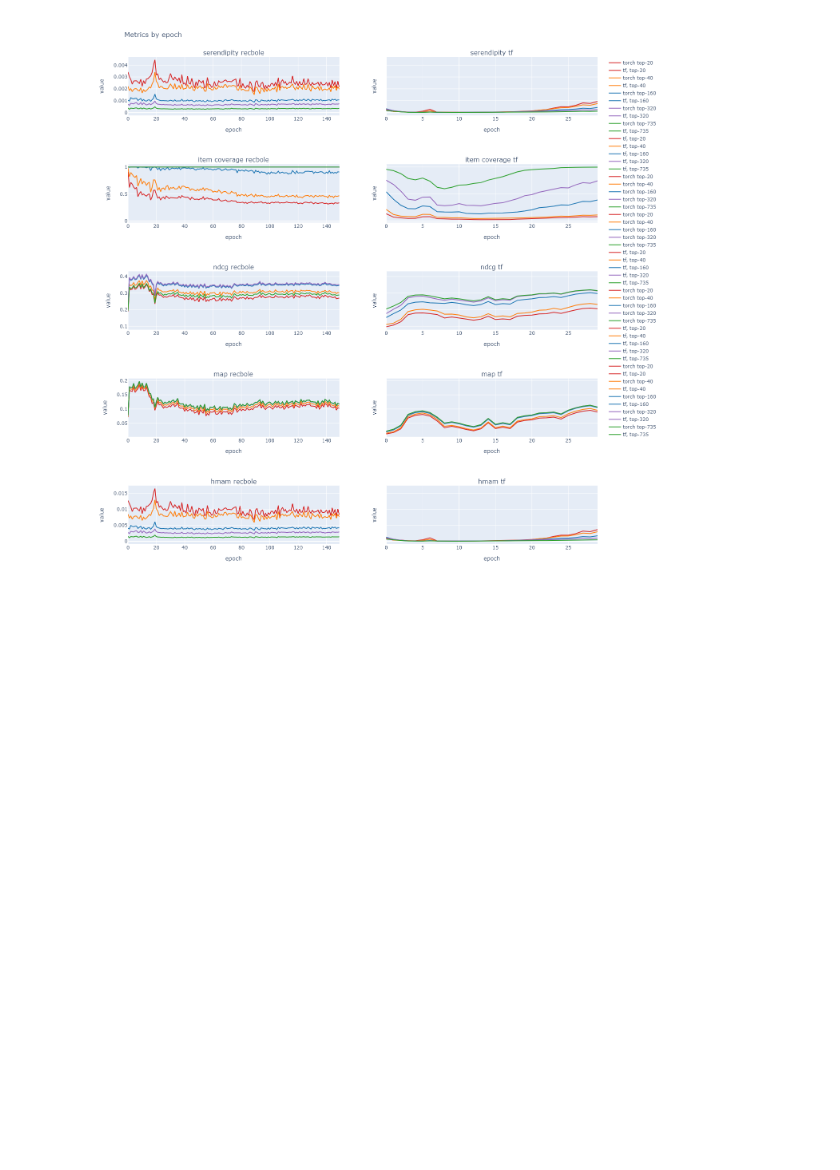
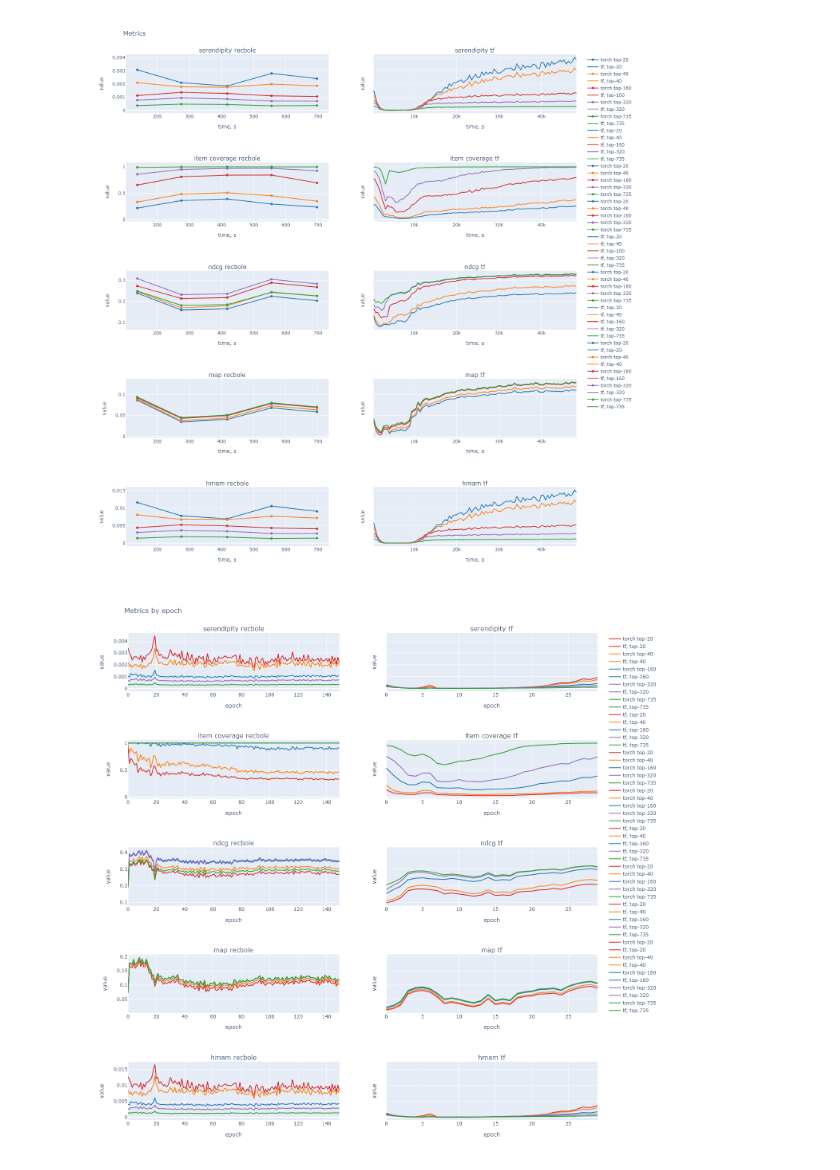
Before and after one commit to IvannaChovhan/test, a Jupyter notebook: Untitled.ipynb, the cells around one changed output. Drawn from its saved outputs; the diff is of its cells as text; code cells hidden in the pictures; blank space fills up the shorter version.

```diff
--- a/Untitled.ipynb
+++ b/Untitled.ipynb
@@ -145,5 +145,6 @@ for c1, c2 in zip(recbole_log.columns, tf_log.columns):
 fig.update_yaxes(title_text="value")
 fig.update_xaxes(title_text="time, s")
 fig.update_layout(height=1500, width=1400, title_text="Metrics")
-fig.show()
+# fig.show()
+iplot(fig)
 # %% [output]
@@ -151,3 +151,4 @@ fig.show()
+[figure, added]
 # %%
 fig = make_subplots(rows=5, cols=2, shared_yaxes=True, subplot_titles=('serendipity recbole', 'serendipity tf',
                                                                        'item coverage recbole', 'item coverage tf',
```
Also changed, not shown: parts of 4 cells of this notebook.
